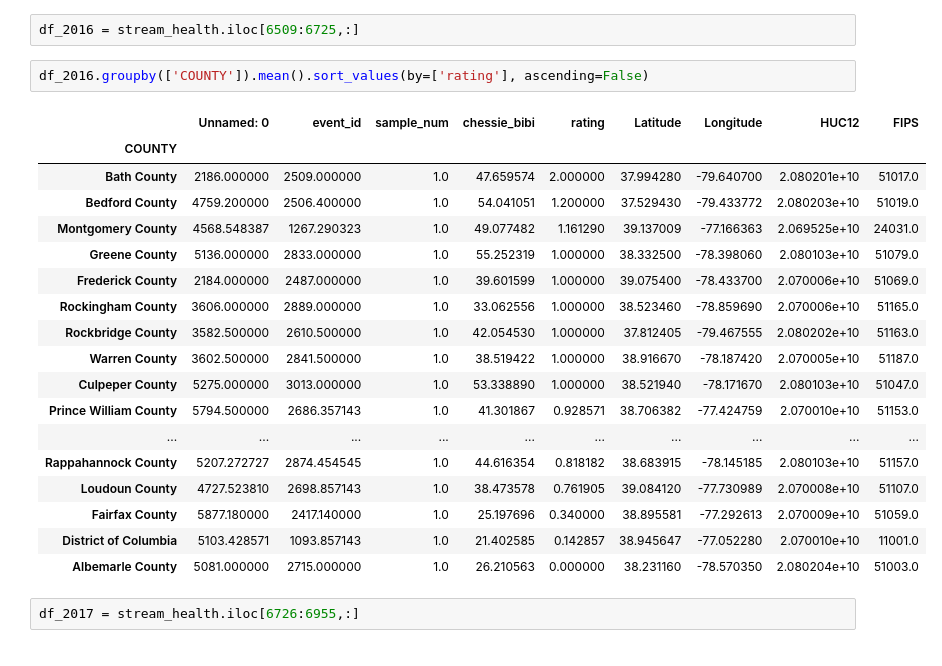
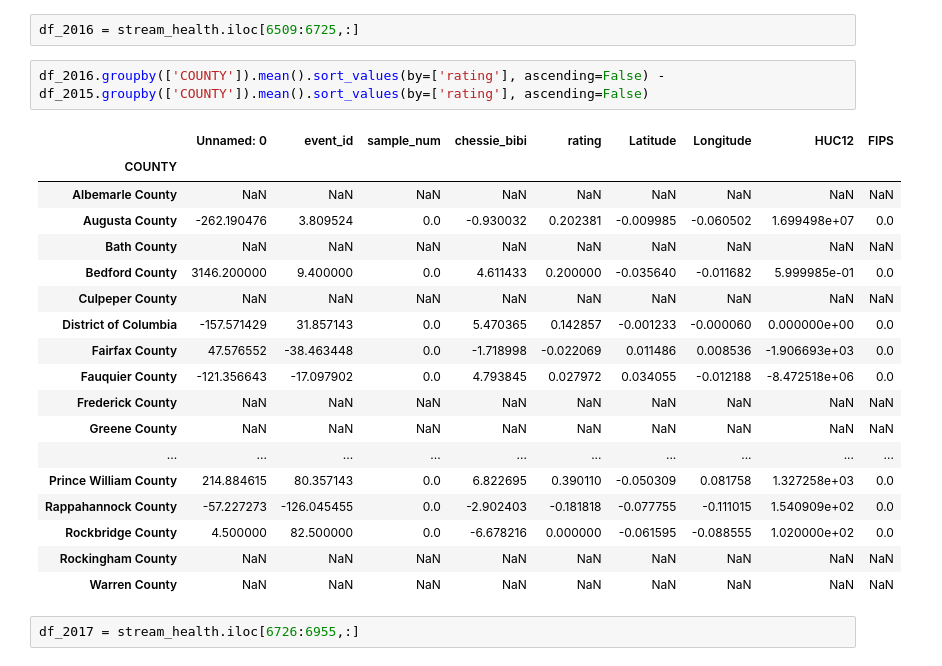
Before and after one commit to Bryan-Lange/Hack-the-Bay-Project, a Jupyter notebook: notebooks/recent.ipynb, the cells around one changed output. Cells and saved outputs as stored; diff of their text form.

```diff
--- a/notebooks/recent.ipynb
+++ b/notebooks/recent.ipynb
@@ -60,26 +60,26 @@ df_2015.groupby(['COUNTY']).mean().sort_values(by=['rating'], ascending=False)
 # %%
 df_2016 = stream_health.iloc[6509:6725,:]
 # %%
-df_2016.groupby(['COUNTY']).mean().sort_values(by=['rating'], ascending=False)
+df_2016.groupby(['COUNTY']).mean().sort_values(by=['rating'], ascending=False) - df_2015.groupby(['COUNTY']).mean().sort_values(by=['rating'], ascending=False)
 # %% [output]
 |  | Unnamed: 0 | event_id | sample_num | chessie_bibi | rating | Latitude | Longitude | HUC12 | FIPS |
 | COUNTY |  |  |  |  |  |  |  |  |  |
-| Bath County | 2186.000000 | 2509.000000 | 1.0 | 47.659574 | 2.000000 | 37.994280 | -79.640700 | 2.080201e+10 | 51017.0 |
-| Bedford County | 4759.200000 | 2506.400000 | 1.0 | 54.041051 | 1.200000 | 37.529430 | -79.433772 | 2.080203e+10 | 51019.0 |
-| Montgomery County | 4568.548387 | 1267.290323 | 1.0 | 49.077482 | 1.161290 | 39.137009 | -77.166363 | 2.069525e+10 | 24031.0 |
-| Greene County | 5136.000000 | 2833.000000 | 1.0 | 55.252319 | 1.000000 | 38.332500 | -78.398060 | 2.080103e+10 | 51079.0 |
-| Frederick County | 2184.000000 | 2487.000000 | 1.0 | 39.601599 | 1.000000 | 39.075400 | -78.433700 | 2.070006e+10 | 51069.0 |
-| Rockingham County | 3606.000000 | 2889.000000 | 1.0 | 33.062556 | 1.000000 | 38.523460 | -78.859690 | 2.070006e+10 | 51165.0 |
-| Rockbridge County | 3582.500000 | 2610.500000 | 1.0 | 42.054530 | 1.000000 | 37.812405 | -79.467555 | 2.080202e+10 | 51163.0 |
-| Warren County | 3602.500000 | 2841.500000 | 1.0 | 38.519422 | 1.000000 | 38.916670 | -78.187420 | 2.070005e+10 | 51187.0 |
-| Culpeper County | 5275.000000 | 3013.000000 | 1.0 | 53.338890 | 1.000000 | 38.521940 | -78.171670 | 2.080103e+10 | 51047.0 |
-| Prince William County | 5794.500000 | 2686.357143 | 1.0 | 41.301867 | 0.928571 | 38.706382 | -77.424759 | 2.070010e+10 | 51153.0 |
+| Albemarle County | NaN | NaN | NaN | NaN | NaN | NaN | NaN | NaN | NaN |
+| Augusta County | -262.190476 | 3.809524 | 0.0 | -0.930032 | 0.202381 | -0.009985 | -0.060502 | 1.699498e+07 | 0.0 |
+| Bath County | NaN | NaN | NaN | NaN | NaN | NaN | NaN | NaN | NaN |
+| Bedford County | 3146.200000 | 9.400000 | 0.0 | 4.611433 | 0.200000 | -0.035640 | -0.011682 | 5.999985e-01 | 0.0 |
+| Culpeper County | NaN | NaN | NaN | NaN | NaN | NaN | NaN | NaN | NaN |
+| District of Columbia | -157.571429 | 31.857143 | 0.0 | 5.470365 | 0.142857 | -0.001233 | -0.000060 | 0.000000e+00 | 0.0 |
+| Fairfax County | 47.576552 | -38.463448 | 0.0 | -1.718998 | -0.022069 | 0.011486 | 0.008536 | -1.906693e+03 | 0.0 |
+| Fauquier County | -121.356643 | -17.097902 | 0.0 | 4.793845 | 0.027972 | 0.034055 | -0.012188 | -8.472518e+06 | 0.0 |
+| Frederick County | NaN | NaN | NaN | NaN | NaN | NaN | NaN | NaN | NaN |
+| Greene County | NaN | NaN | NaN | NaN | NaN | NaN | NaN | NaN | NaN |
 | ... | ... | ... | ... | ... | ... | ... | ... | ... | ... |
-| Rappahannock County | 5207.272727 | 2874.454545 | 1.0 | 44.616354 | 0.818182 | 38.683915 | -78.145185 | 2.080103e+10 | 51157.0 |
-| Loudoun County | 4727.523810 | 2698.857143 | 1.0 | 38.473578 | 0.761905 | 39.084120 | -77.730989 | 2.070008e+10 | 51107.0 |
-| Fairfax County | 5877.180000 | 2417.140000 | 1.0 | 25.197696 | 0.340000 | 38.895581 | -77.292613 | 2.070009e+10 | 51059.0 |
-| District of Columbia | 5103.428571 | 1093.857143 | 1.0 | 21.402585 | 0.142857 | 38.945647 | -77.052280 | 2.070010e+10 | 11001.0 |
-| Albemarle County | 5081.000000 | 2715.000000 | 1.0 | 26.210563 | 0.000000 | 38.231160 | -78.570350 | 2.080204e+10 | 51003.0 |
+| Prince William County | 214.884615 | 80.357143 | 0.0 | 6.822695 | 0.390110 | -0.050309 | 0.081758 | 1.327258e+03 | 0.0 |
+| Rappahannock County | -57.227273 | -126.045455 | 0.0 | -2.902403 | -0.181818 | -0.077755 | -0.111015 | 1.540909e+02 | 0.0 |
+| Rockbridge County | 4.500000 | 82.500000 | 0.0 | -6.678216 | 0.000000 | -0.061595 | -0.088555 | 1.020000e+02 | 0.0 |
+| Rockingham County | NaN | NaN | NaN | NaN | NaN | NaN | NaN | NaN | NaN |
+| Warren County | NaN | NaN | NaN | NaN | NaN | NaN | NaN | NaN | NaN |
 # %%
 df_2017 = stream_health.iloc[6726:6955,:]
 # %%
```
Also changed, not shown: parts of 5 cells of this notebook.
